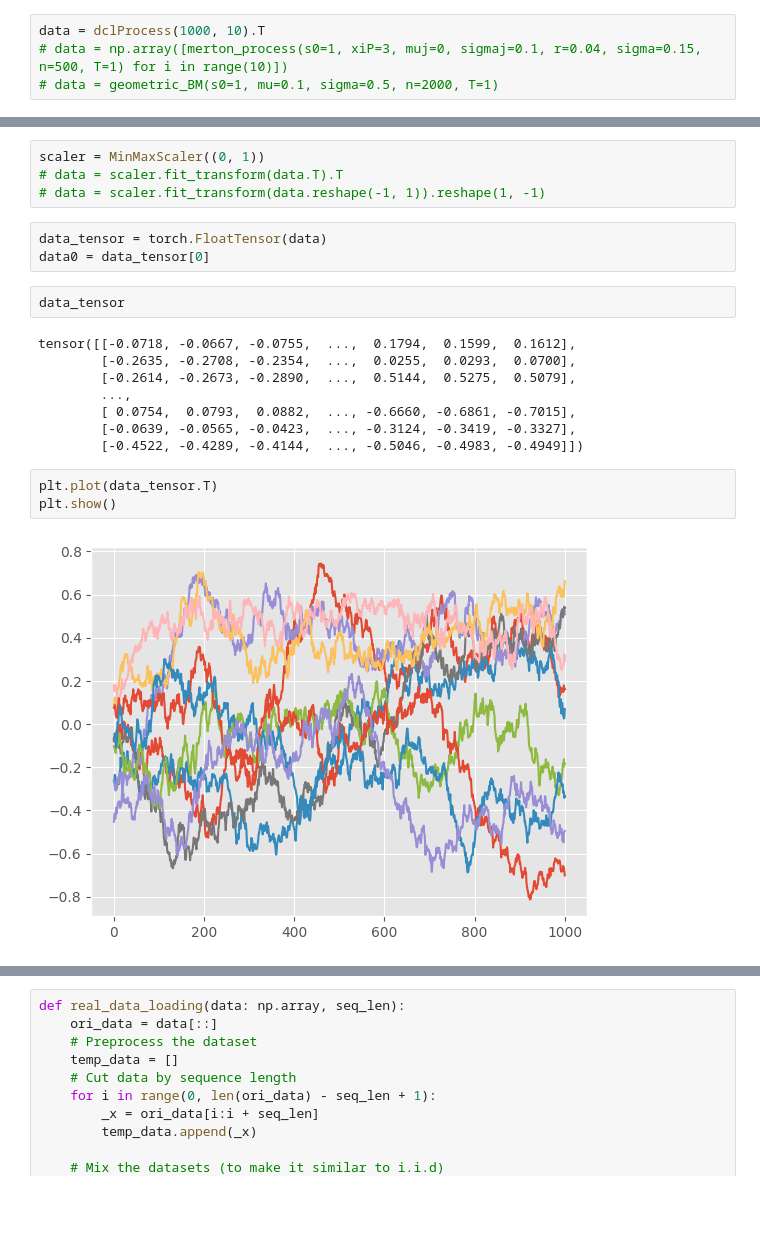
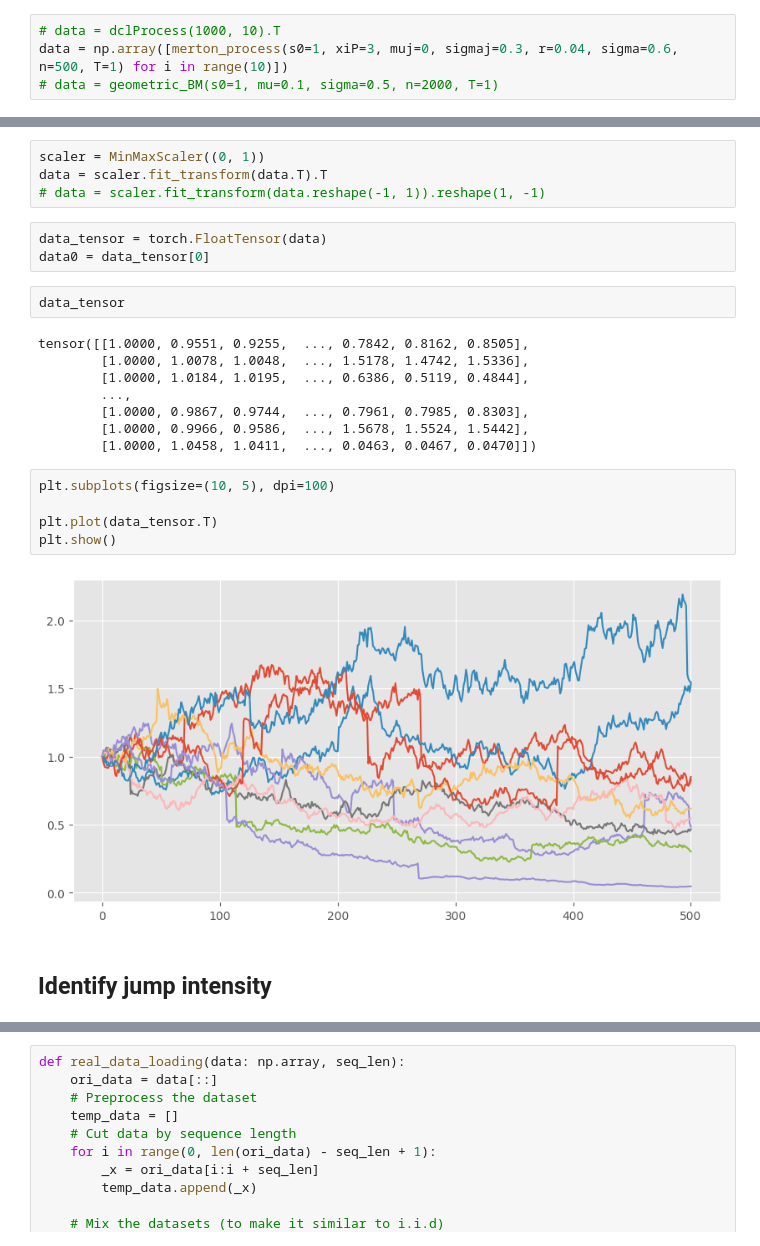
Before and after one commit to kirillzx/JDFlow, a Jupyter notebook: generator_main.ipynb, the cells around one changed output, grey strips where cells are left out. Cells and saved outputs as stored; diff of their text form; blank space fills up the shorter version.

```diff
--- a/generator_main.ipynb
+++ b/generator_main.ipynb
@@ -197,8 +177,8 @@ def geometric_BM(s0, mu, sigma, n, T):
 
         return s
 # %%
-data = dclProcess(1000, 10).T
-# data = np.array([merton_process(s0=1, xiP=3, muj=0, sigmaj=0.1, r=0.04, sigma=0.15, n=500, T=1) for i in range(10)])
+# data = dclProcess(1000, 10).T
+data = np.array([merton_process(s0=1, xiP=3, muj=0, sigmaj=0.3, r=0.04, sigma=0.6, n=500, T=1) for i in range(10)])
 # data = geometric_BM(s0=1, mu=0.1, sigma=0.5, n=2000, T=1)
 # %%
 # data = np.log1p(data)
@@ -214,6 +194,6 @@ plt.show()
 # %%
 scaler = MinMaxScaler((0, 1))
-# data = scaler.fit_transform(data.T).T
+data = scaler.fit_transform(data.T).T
 # data = scaler.fit_transform(data.reshape(-1, 1)).reshape(1, -1)
 # %%
 data_tensor = torch.FloatTensor(data)
@@ -221,15 +201,19 @@ data0 = data_tensor[0]
 # %%
 data_tensor
 # %% [output]
-tensor([[-0.0718, -0.0667, -0.0755,  ...,  0.1794,  0.1599,  0.1612],
-        [-0.2635, -0.2708, -0.2354,  ...,  0.0255,  0.0293,  0.0700],
-        [-0.2614, -0.2673, -0.2890,  ...,  0.5144,  0.5275,  0.5079],
+tensor([[1.0000, 0.9551, 0.9255,  ..., 0.7842, 0.8162, 0.8505],
+        [1.0000, 1.0078, 1.0048,  ..., 1.5178, 1.4742, 1.5336],
+        [1.0000, 1.0184, 1.0195,  ..., 0.6386, 0.5119, 0.4844],
         ...,
-        [ 0.0754,  0.0793,  0.0882,  ..., -0.6660, -0.6861, -0.7015],
-        [-0.0639, -0.0565, -0.0423,  ..., -0.3124, -0.3419, -0.3327],
-        [-0.4522, -0.4289, -0.4144,  ..., -0.5046, -0.4983, -0.4949]])
+        [1.0000, 0.9867, 0.9744,  ..., 0.7961, 0.7985, 0.8303],
+        [1.0000, 0.9966, 0.9586,  ..., 1.5678, 1.5524, 1.5442],
+        [1.0000, 1.0458, 1.0411,  ..., 0.0463, 0.0467, 0.0470]])
 # %%
+plt.subplots(figsize=(10, 5), dpi=100)
+
 plt.plot(data_tensor.T)
 plt.show()
 # %% [output]
-[figure, old version]
+[figure, new version]
+# %% [markdown]
+## Identify jump intensity
```
Also changed, not shown: parts of 34 cells of this notebook.
